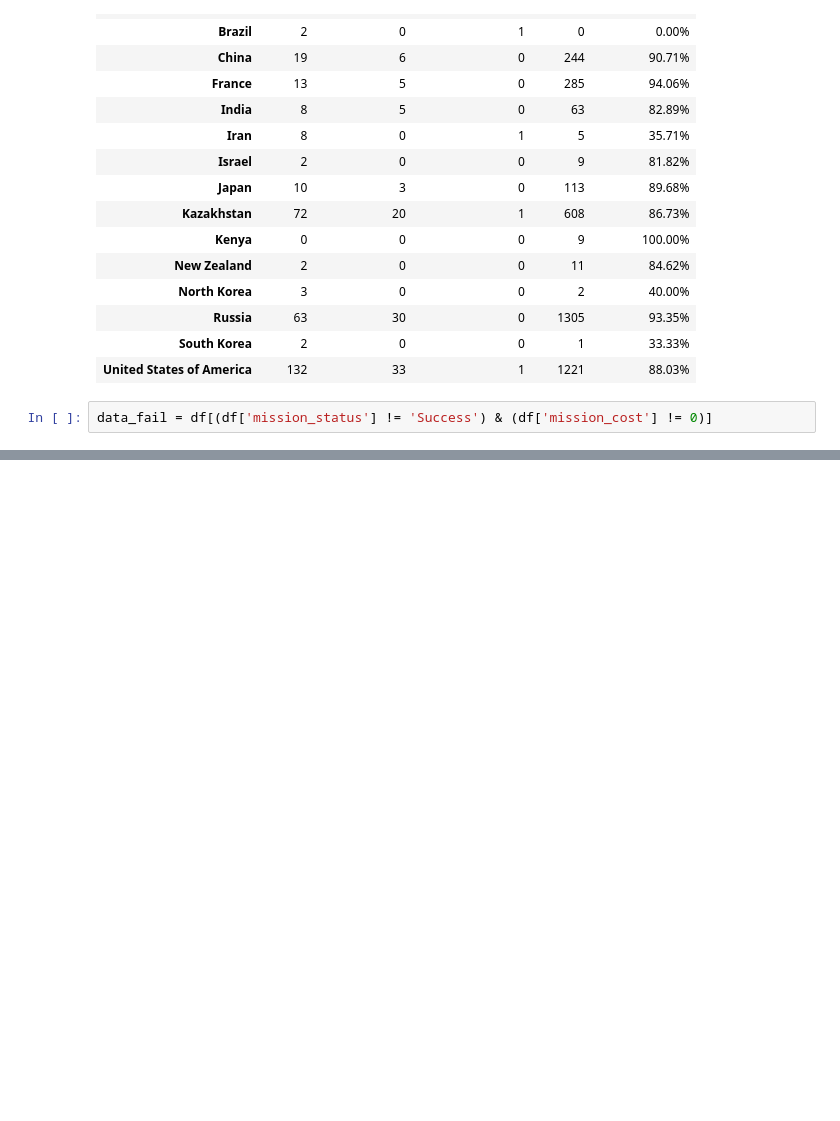
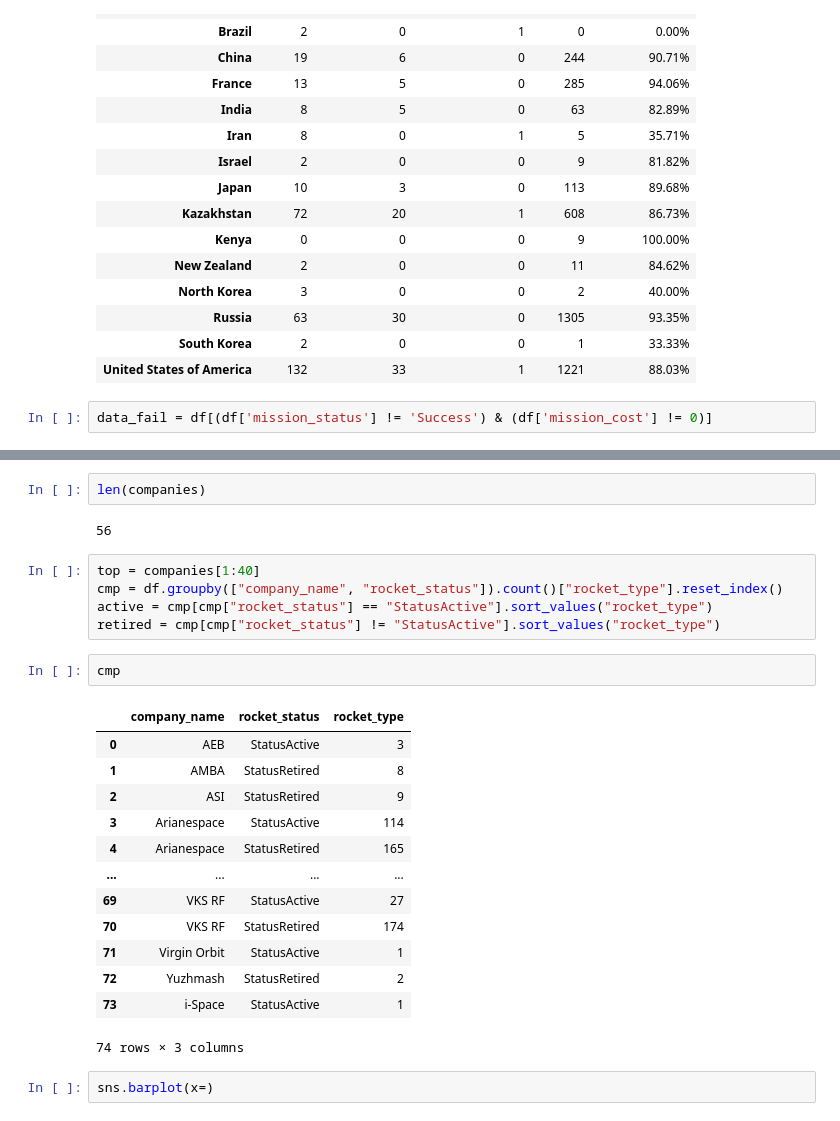
Before and after one commit to dungeons-and-dorks/Final-Frontier, a Jupyter notebook: yvonnes_stuff/notes.ipynb, the cells around one changed output, grey strips where cells are left out. Cells and saved outputs as stored; diff of their text form; blank space fills up the shorter version.

```diff
--- a/yvonnes_stuff/notes.ipynb
+++ b/yvonnes_stuff/notes.ipynb
@@ -293,0 +324,27 @@ data_fail = df[(df['mission_status'] != 'Success') & (df['mission_cost'] != 0)]
+# %%
+len(companies)
+# %% [output]
+56
+# %%
+top = companies[1:40]
+cmp = df.groupby(["company_name", "rocket_status"]).count()["rocket_type"].reset_index()
+active = cmp[cmp["rocket_status"] == "StatusActive"].sort_values("rocket_type")
+retired = cmp[cmp["rocket_status"] != "StatusActive"].sort_values("rocket_type")
+# %%
+cmp
+# %% [output]
+|  | company_name | rocket_status | rocket_type |
+| 0 | AEB | StatusActive | 3 |
+| 1 | AMBA | StatusRetired | 8 |
+| 2 | ASI | StatusRetired | 9 |
+| 3 | Arianespace | StatusActive | 114 |
+| 4 | Arianespace | StatusRetired | 165 |
+| ... | ... | ... | ... |
+| 69 | VKS RF | StatusActive | 27 |
+| 70 | VKS RF | StatusRetired | 174 |
+| 71 | Virgin Orbit | StatusActive | 1 |
+| 72 | Yuzhmash | StatusRetired | 2 |
+| 73 | i-Space | StatusActive | 1 |
+74 rows × 3 columns
+# %%
+sns.barplot(x=)
```
Also changed, not shown: parts of 10 cells of this notebook.
